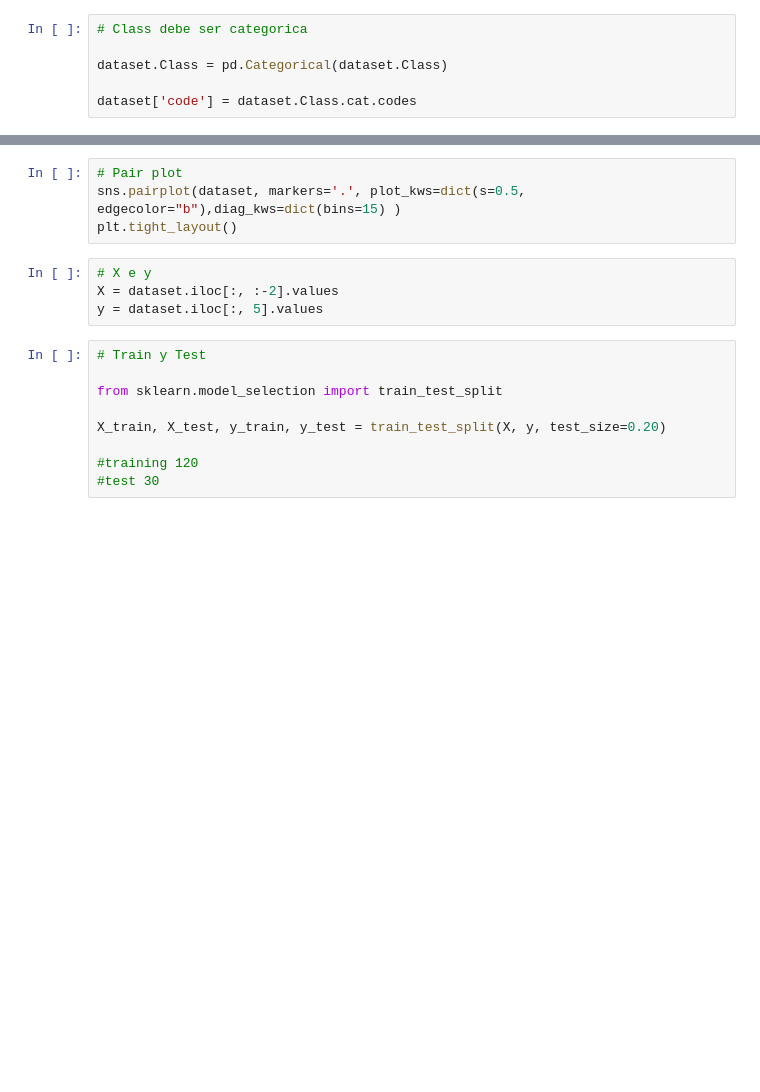
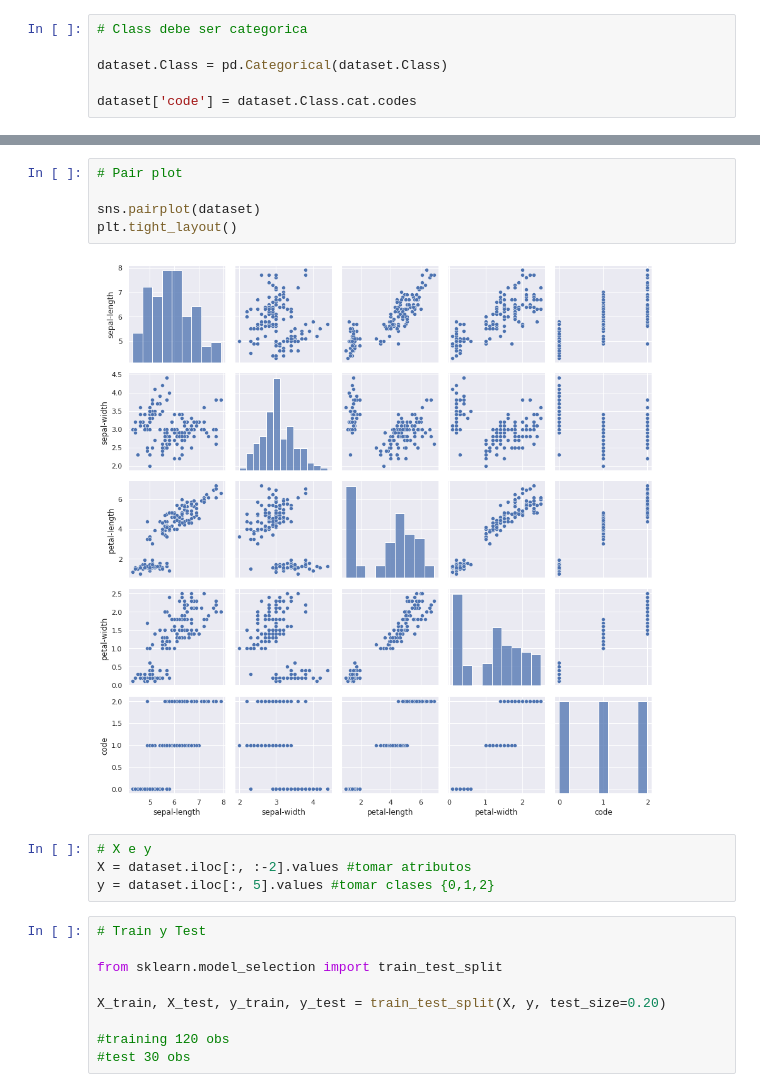
Before and after one commit to jear2412/MetodosLineales, a Jupyter notebook: kNN-Ejemplo.ipynb, the cells around one changed output, grey strips where cells are left out. Saved outputs shown, nothing was run; the diff lists cells and outputs as text; blank space fills up the shorter version.

```diff
--- a/kNN-Ejemplo.ipynb
+++ b/kNN-Ejemplo.ipynb
@@ -40,11 +78,14 @@ dataset.describe()
 # %%
 # Pair plot
-sns.pairplot(dataset, markers='.', plot_kws=dict(s=0.5, edgecolor="b"),diag_kws=dict(bins=15) )
+
+sns.pairplot(dataset)
 plt.tight_layout()
+# %% [output]
+[figure, added]
 # %%
 # X e y
-X = dataset.iloc[:, :-2].values
-y = dataset.iloc[:, 5].values
+X = dataset.iloc[:, :-2].values #tomar atributos
+y = dataset.iloc[:, 5].values #tomar clases {0,1,2}
 # %%
 # Train y Test
 
@@ -52,6 +93,6 @@ from sklearn.model_selection import train_test_split
 
 X_train, X_test, y_train, y_test = train_test_split(X, y, test_size=0.20)
 
-#training 120
-#test 30
+#training 120 obs
+#test 30 obs
 # %%
```
Also changed, not shown: parts of 12 cells of this notebook.
